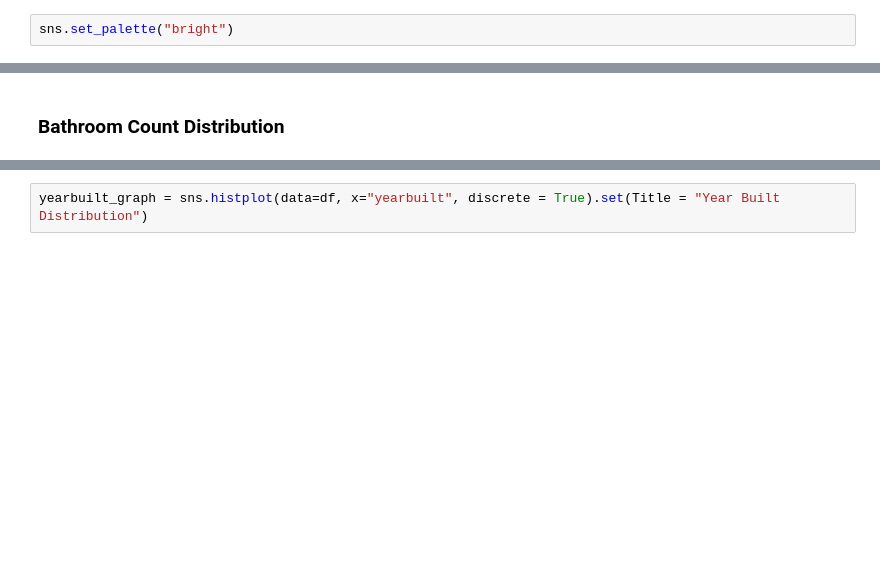
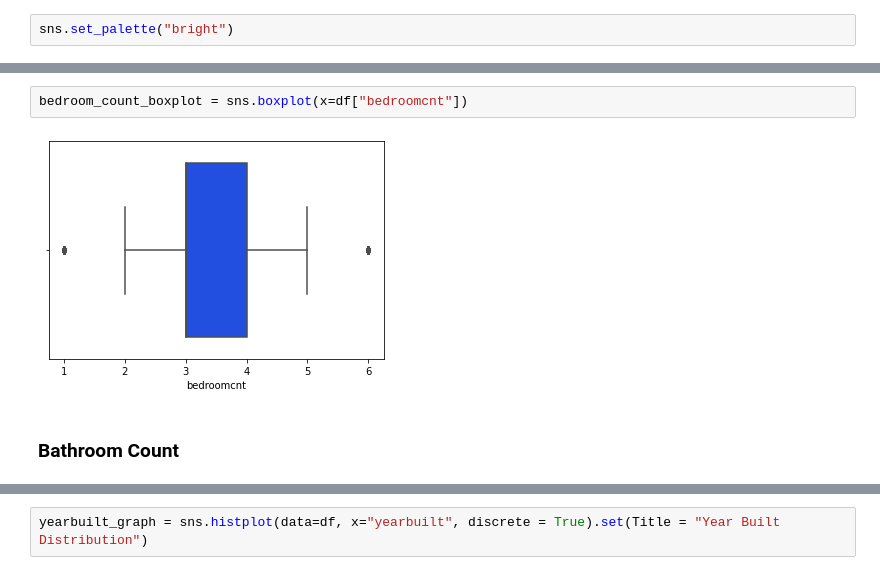
Before and after one commit to malachi-hale/Regression-exercises, a Jupyter notebook: wrangle.ipynb, the cells around one changed output, grey strips where cells are left out. Cells and saved outputs as stored; diff of their text form; blank space fills up the shorter version.

```diff
--- a/wrangle.ipynb
+++ b/wrangle.ipynb
@@ -271,5 +271,9 @@ bedroom_count_graph = sns.histplot(data=df, x="bedroomcnt", discrete = True).set
 # %% [output]
 [figure]
+# %%
+bedroom_count_boxplot = sns.boxplot(x=df["bedroomcnt"])
+# %% [output]
+[figure, added]
 # %% [markdown]
-### Bathroom Count Distribution
+### Bathroom Count
 # %%
```
Also changed, not shown: parts of 14 cells of this notebook.
